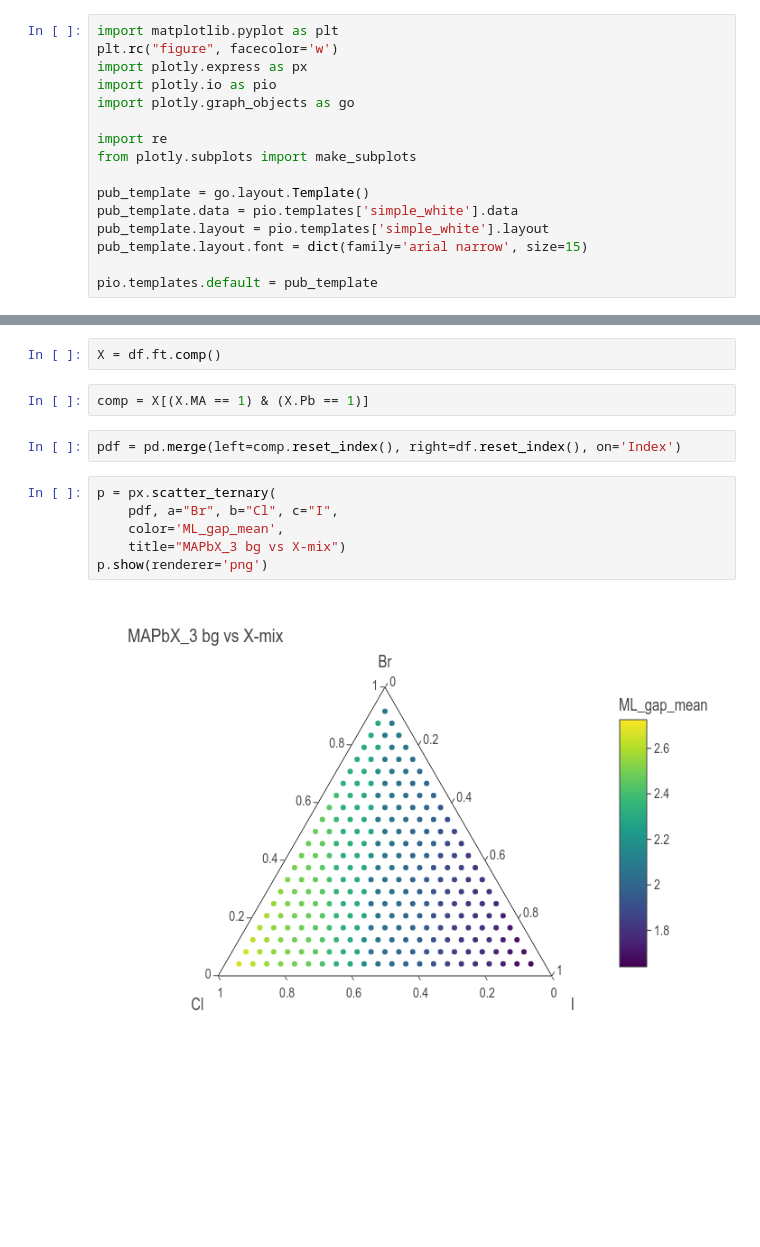
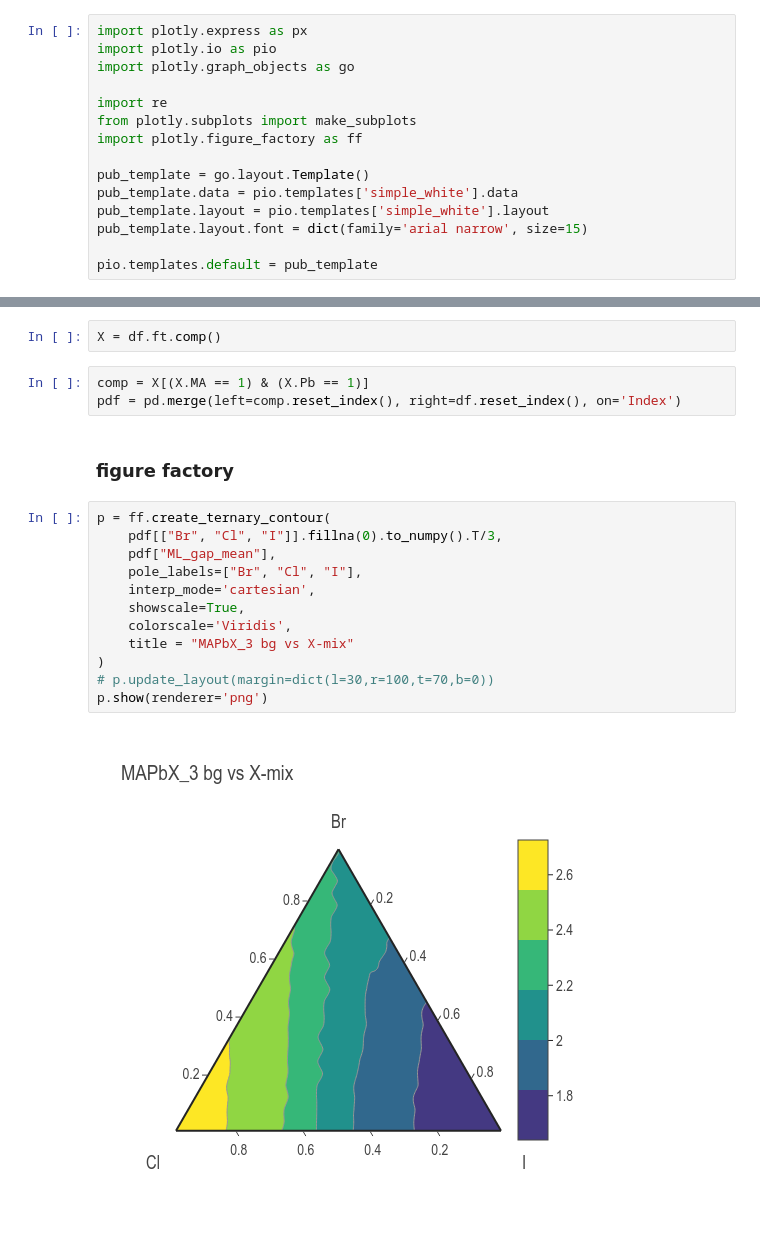
Before and after one commit to mannodiarun/perovs_mfml_ga, a Jupyter notebook: panos.ipynb, the cells around one changed output, grey strips where cells are left out. Cells and saved outputs as stored; diff of their text form; blank space fills up the shorter version.

Commit message:
add alternative ternary plot

```diff
--- a/panos.ipynb
+++ b/panos.ipynb
@@ -28,14 +26,13 @@ import numpy as np
 # %% [markdown]
 ### plotting
 # %%
-import matplotlib.pyplot as plt
-plt.rc("figure", facecolor='w')
 import plotly.express as px
 import plotly.io as pio
 import plotly.graph_objects as go
 
 import re
 from plotly.subplots import make_subplots
+import plotly.figure_factory as ff
 
 pub_template = go.layout.Template()
 pub_template.data = pio.templates['simple_white'].data
@@ -59,13 +70,20 @@ df = prd[prd.Cubic == 1]
 X = df.ft.comp()
 # %%
 comp = X[(X.MA == 1) & (X.Pb == 1)]
+pdf = pd.merge(left=comp.reset_index(), right=df.reset_index(), on='Index')
-# %%
-pdf = pd.merge(left=comp.reset_index(), right=df.reset_index(), on='Index')
+# %% [markdown]
+### figure factory
 # %%
-p = px.scatter_ternary(
-    pdf, a="Br", b="Cl", c="I",
-    color='ML_gap_mean',
-    title="MAPbX_3 bg vs X-mix")
+p = ff.create_ternary_contour(
+    pdf[["Br", "Cl", "I"]].fillna(0).to_numpy().T/3,
+    pdf["ML_gap_mean"],
+    pole_labels=["Br", "Cl", "I"],
+    interp_mode='cartesian',
+    showscale=True,
+    colorscale='Viridis',
+    title = "MAPbX_3 bg vs X-mix"
+)
+# p.update_layout(margin=dict(l=30,r=100,t=70,b=0))
 p.show(renderer='png')
 # %% [output]
-[figure, old version]
+[figure, new version]
```
Also changed, not shown: parts of 5 cells of this notebook, 3 other files.
